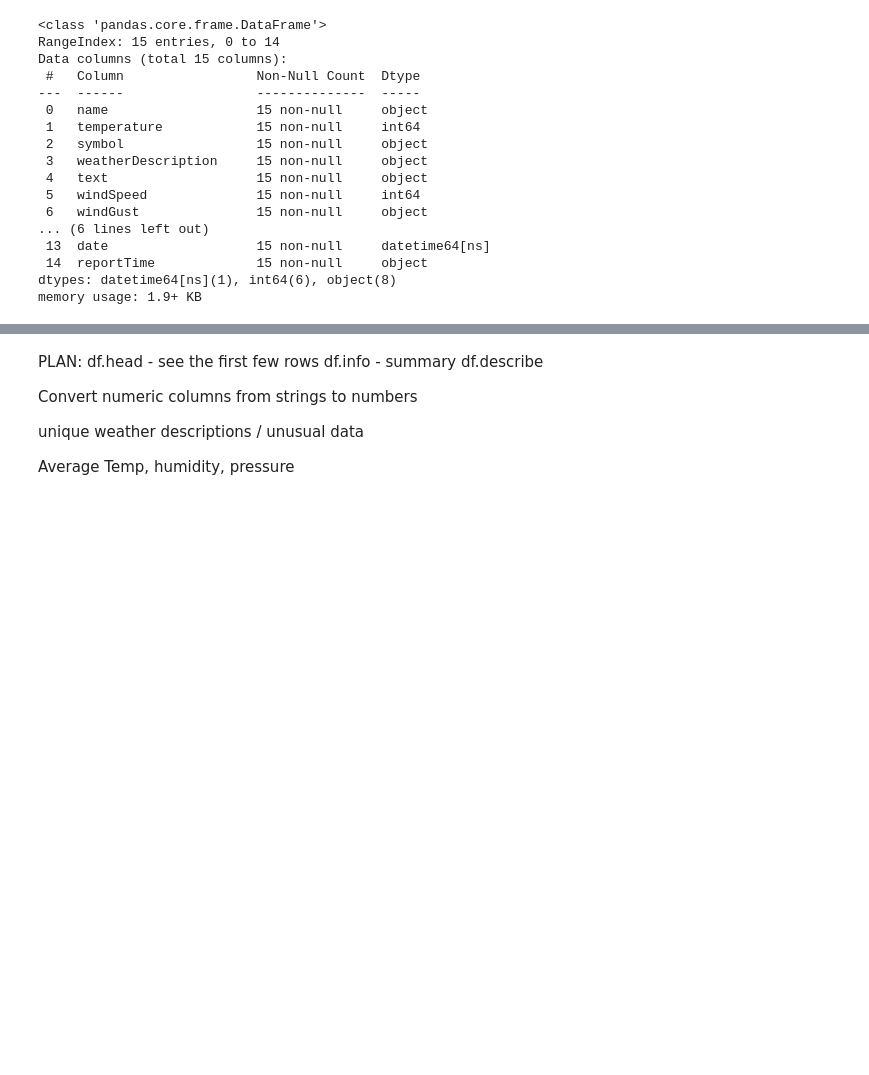
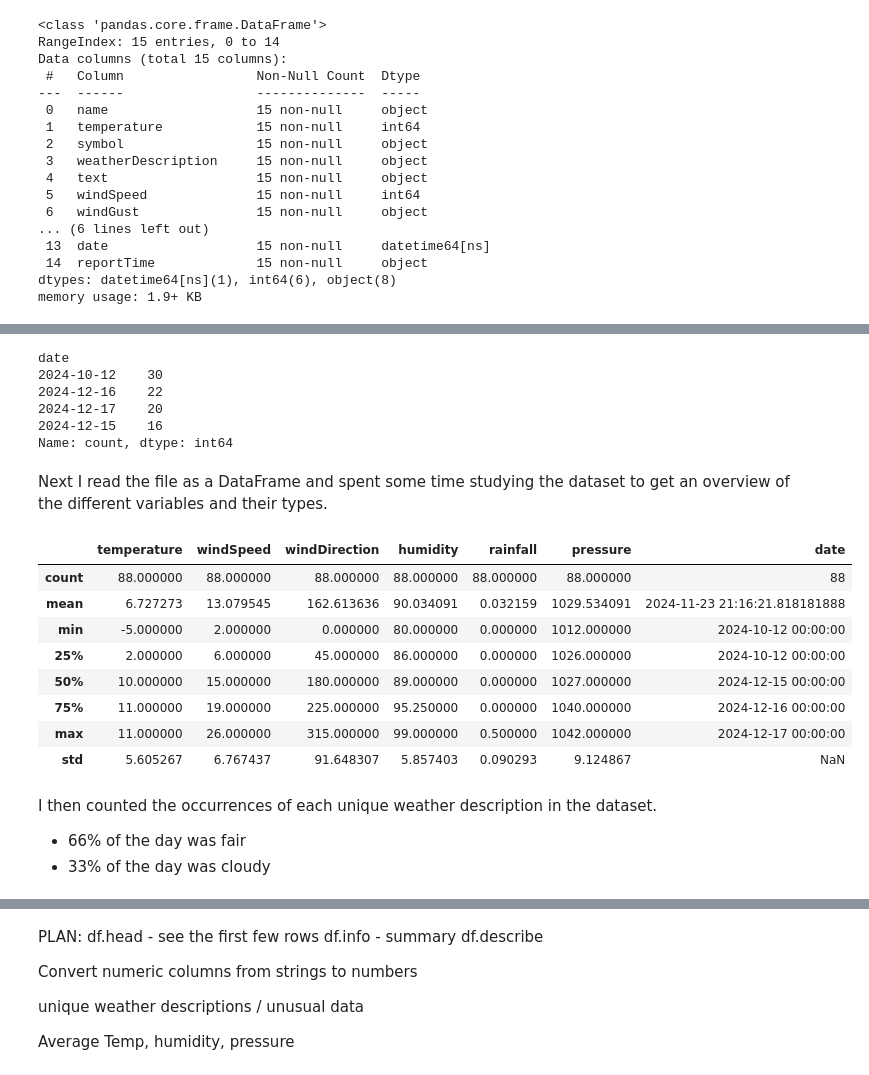
Before and after one commit to aoifeflav/computer-infrastructure, a Jupyter notebook: weather.ipynb, the cells around one changed output, grey strips where cells are left out. Cells and saved outputs as stored; diff of their text form; code cells hidden in the pictures; blank space fills up the shorter version.

```diff
--- a/weather.ipynb
+++ b/weather.ipynb
@@ -295,0 +340,30 @@ plt.show()
+# %%
+# Count each day
+
+print(combined_df['date'].value_counts())
+# %% [output]
+date
+2024-10-12    30
+2024-12-16    22
+2024-12-17    20
+2024-12-15    16
+Name: count, dtype: int64
+# %% [markdown]
+Next I read the file as a DataFrame and spent some time studying the dataset to get an overview of the different variables and their types.
+# %%
+# Summarys statistics
+combined_df.describe()
+# %% [output]
+|  | temperature | windSpeed | windDirection | humidity | rainfall | pressure | date |
+| count | 88.000000 | 88.000000 | 88.000000 | 88.000000 | 88.000000 | 88.000000 | 88 |
+| mean | 6.727273 | 13.079545 | 162.613636 | 90.034091 | 0.032159 | 1029.534091 | 2024-11-23 21:16:21.818181888 |
+| min | -5.000000 | 2.000000 | 0.000000 | 80.000000 | 0.000000 | 1012.000000 | 2024-10-12 00:00:00 |
+| 25% | 2.000000 | 6.000000 | 45.000000 | 86.000000 | 0.000000 | 1026.000000 | 2024-10-12 00:00:00 |
+| 50% | 10.000000 | 15.000000 | 180.000000 | 89.000000 | 0.000000 | 1027.000000 | 2024-12-15 00:00:00 |
+| 75% | 11.000000 | 19.000000 | 225.000000 | 95.250000 | 0.000000 | 1040.000000 | 2024-12-16 00:00:00 |
+| max | 11.000000 | 26.000000 | 315.000000 | 99.000000 | 0.500000 | 1042.000000 | 2024-12-17 00:00:00 |
+| std | 5.605267 | 6.767437 | 91.648307 | 5.857403 | 0.090293 | 9.124867 | NaN |
+# %% [markdown]
+I then counted the occurrences of each unique weather description in the dataset.
+- 66% of the day was fair
+- 33% of the day was cloudy
```
Also changed, not shown: parts of 13 cells of this notebook.
